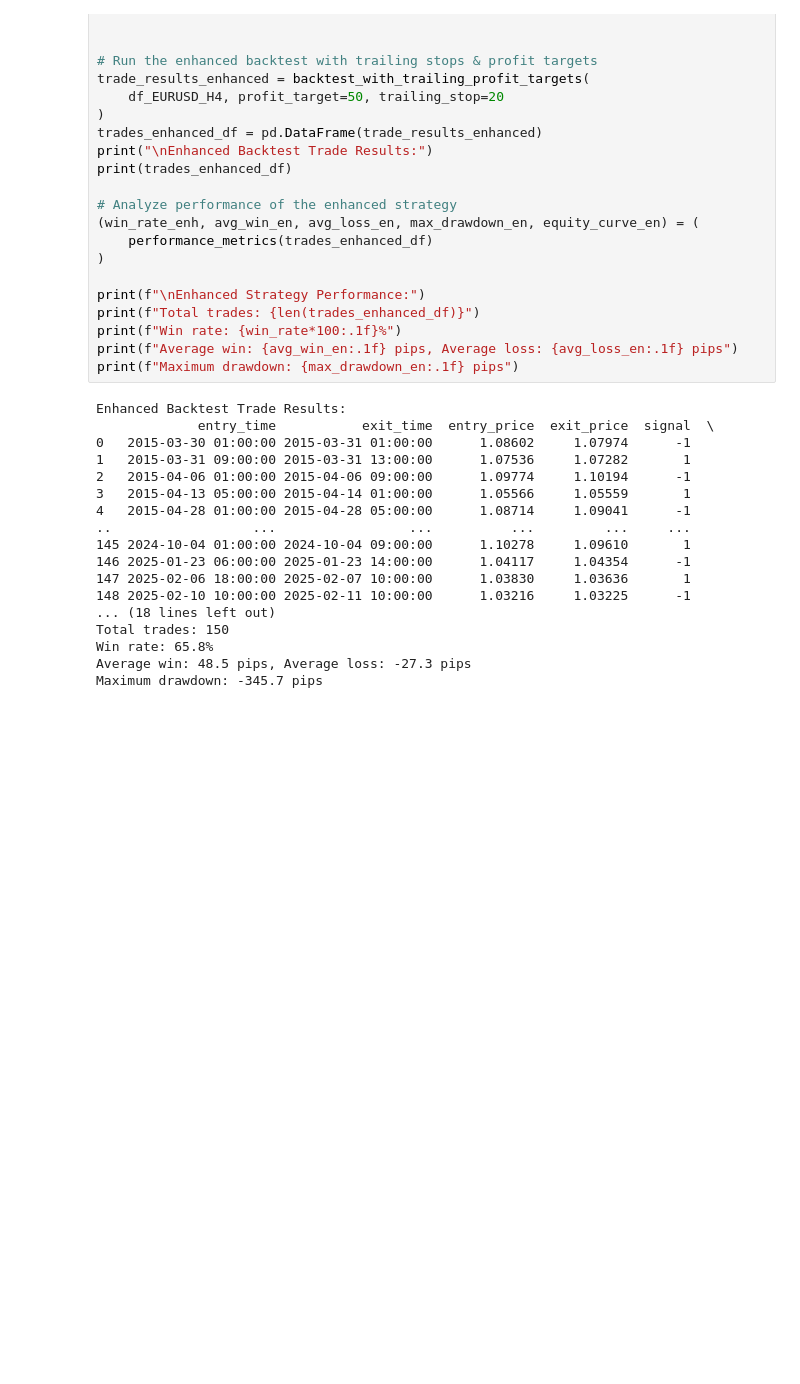
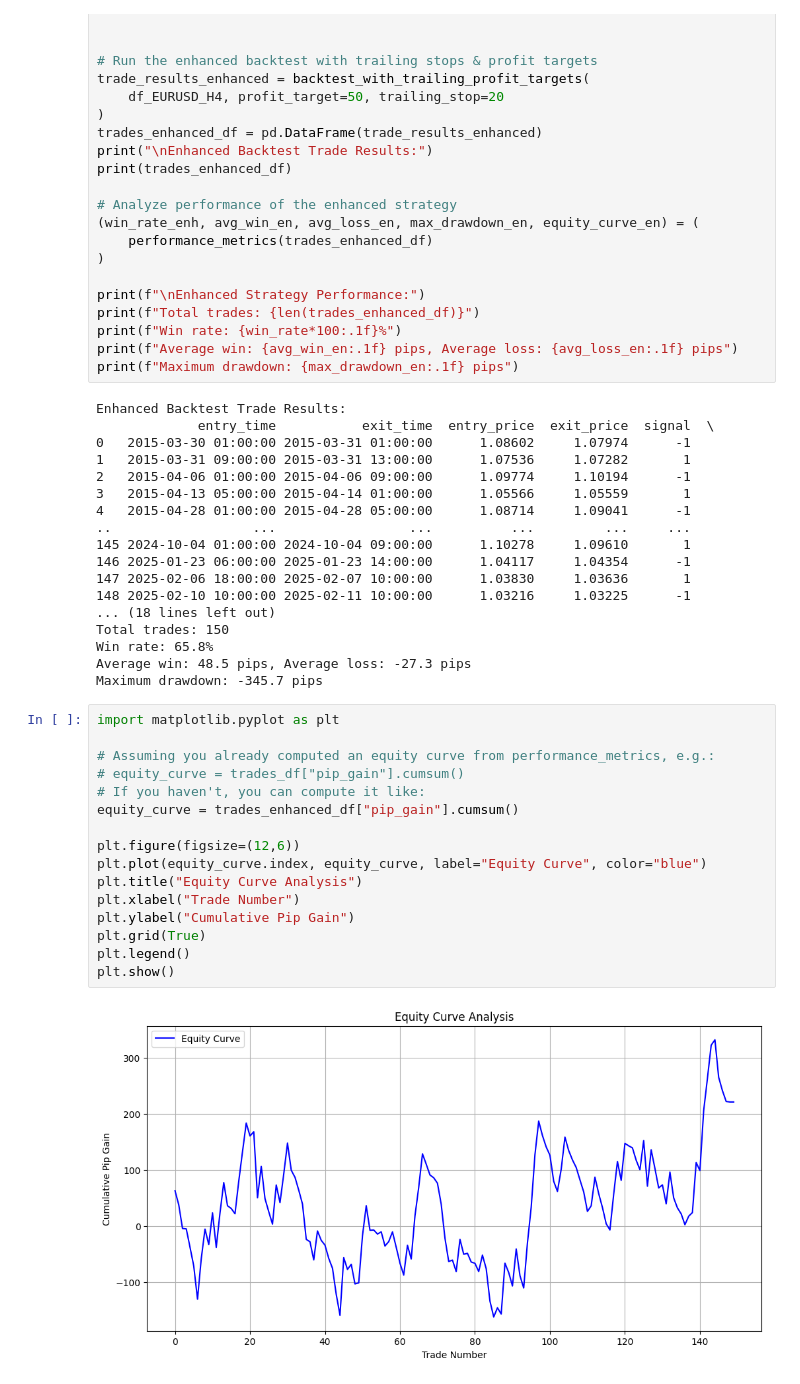
Before and after one commit to tadams95/4ex.ninja, a Jupyter notebook: 4ex.ninja/explorations/MA_test_EUR_USD_H4.ipynb, the cells around one changed output. Drawn from its saved outputs; the diff is of its cells as text; blank space fills up the shorter version.

Commit message:
EURUSD MA 20_10 Analysis

```diff
--- a/4ex.ninja/explorations/MA_test.ipynb
+++ b/4ex.ninja/explorations/MA_test_EUR_USD_H4.ipynb
@@ -723,3 +723,21 @@ Total trades: 150
 Win rate: 65.8%
 Average win: 48.5 pips, Average loss: -27.3 pips
 Maximum drawdown: -345.7 pips
+# %%
+import matplotlib.pyplot as plt
+
+# Assuming you already computed an equity curve from performance_metrics, e.g.:
+# equity_curve = trades_df["pip_gain"].cumsum()
+# If you haven't, you can compute it like:
+equity_curve = trades_enhanced_df["pip_gain"].cumsum()
+
+plt.figure(figsize=(12,6))
+plt.plot(equity_curve.index, equity_curve, label="Equity Curve", color="blue")
+plt.title("Equity Curve Analysis")
+plt.xlabel("Trade Number")
+plt.ylabel("Cumulative Pip Gain")
+plt.grid(True)
+plt.legend()
+plt.show()
+# %% [output]
+[figure, added]
```
Also changed, not shown: parts of 1 cell of this notebook, 3 other files.
